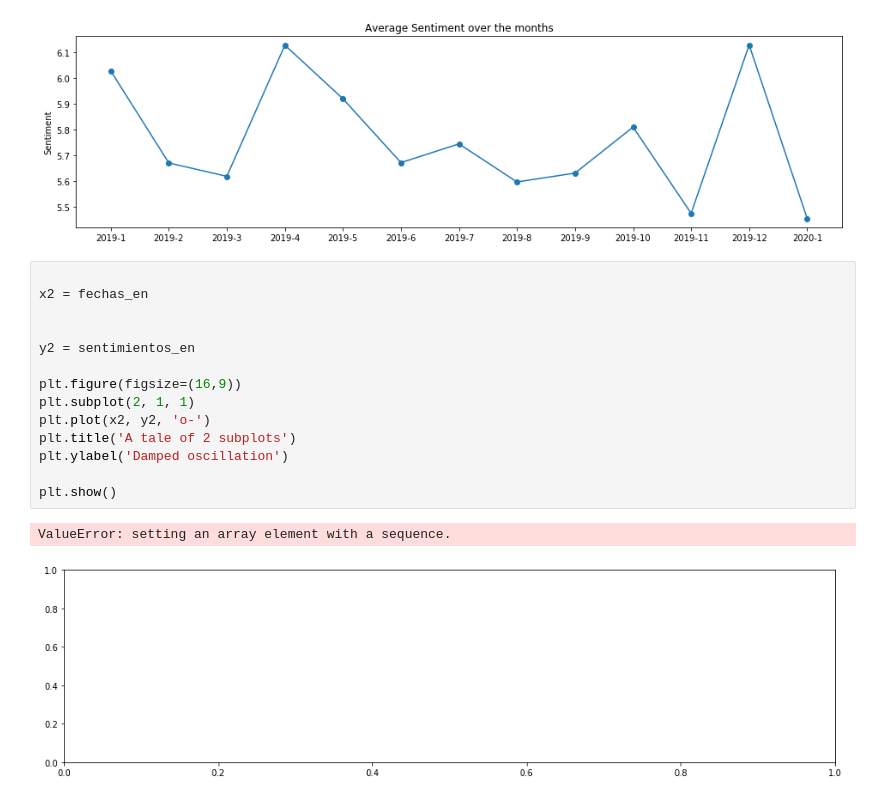
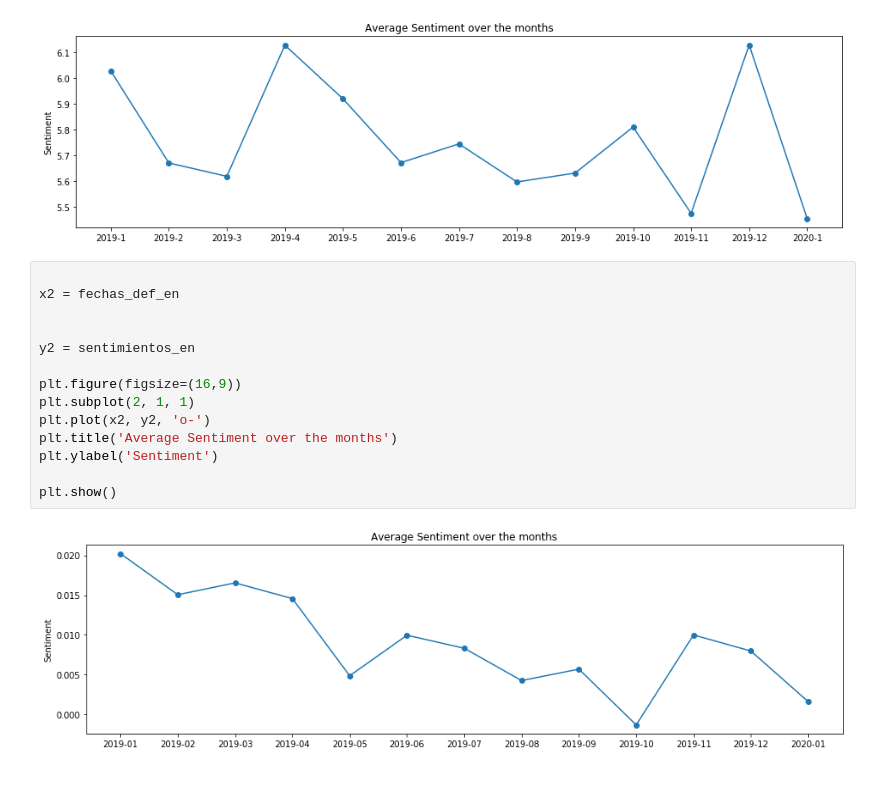
Before and after one commit to chrisgcs/BW_Proyecto, a Jupyter notebook: Word Vectors y Sentiment.ipynb, the cells around one changed output. Cells and saved outputs as stored; diff of their text form.

```diff
--- a/Word Vectors y Sentiment.ipynb
+++ b/Word Vectors y Sentiment.ipynb
@@ -804,18 +819,17 @@ plt.show()
 [figure]
 # %%
 
-x2 = fechas_en
+x2 = fechas_def_en
 
 
 y2 = sentimientos_en
 
 plt.figure(figsize=(16,9))
 plt.subplot(2, 1, 1)
 plt.plot(x2, y2, 'o-')
-plt.title('A tale of 2 subplots')
-plt.ylabel('Damped oscillation')
+plt.title('Average Sentiment over the months')
+plt.ylabel('Sentiment')
 
 plt.show()
 # %% [output]
-ValueError: setting an array element with a sequence.
-[figure, old version]
+[figure, new version]
```
Also changed, not shown: parts of 5 cells of this notebook.
